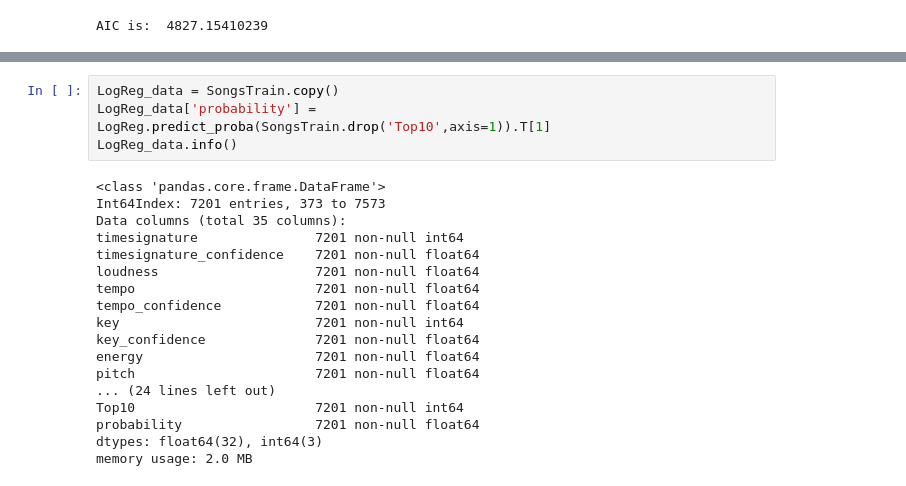
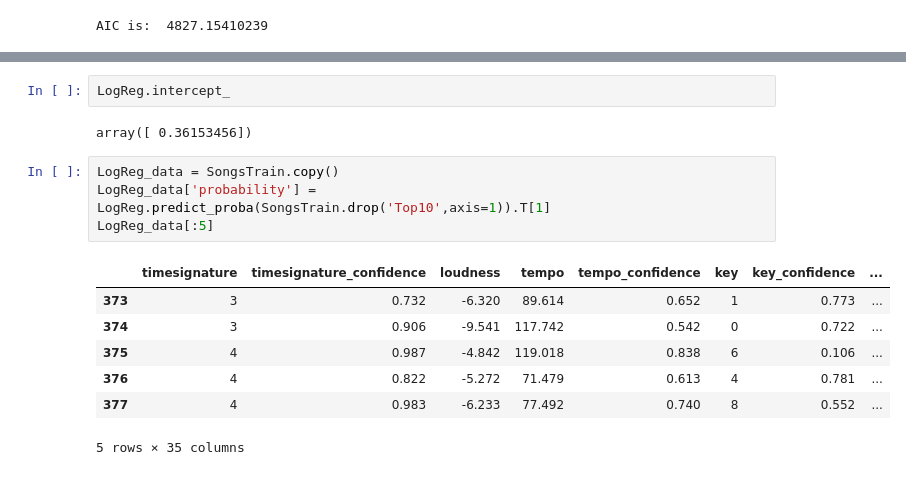
Before and after one commit to owichiencharoen/Python_edx, a Jupyter notebook: unit_3 - Logistic Regression/code/Oat_HW_Songs.ipynb, the cells around one changed output, grey strips where cells are left out. Drawn from its saved outputs; the diff is of its cells as text.

```diff
--- a/unit_3 - Logistic Regression/code/Oat_HW_Songs.ipynb
+++ b/unit_3 - Logistic Regression/code/Oat_HW_Songs.ipynb
@@ -271,22 +288,16 @@ See the caveats in the documentation: http://pandas.pydata.org/pandas-docs/stabl
+# %%
+LogReg.intercept_
+# %% [output]
+array([ 0.36153456])
 # %%
 LogReg_data = SongsTrain.copy()
 LogReg_data['probability'] = LogReg.predict_proba(SongsTrain.drop('Top10',axis=1)).T[1]
-LogReg_data.info()
+LogReg_data[:5]
 # %% [output]
+|  | timesignature | timesignature_confidence | loudness | tempo | tempo_confidence | key | key_confidence | ... |
+| 373 | 3 | 0.732 | -6.320 | 89.614 | 0.652 | 1 | 0.773 | ... |
+| 374 | 3 | 0.906 | -9.541 | 117.742 | 0.542 | 0 | 0.722 | ... |
+| 375 | 4 | 0.987 | -4.842 | 119.018 | 0.838 | 6 | 0.106 | ... |
+| 376 | 4 | 0.822 | -5.272 | 71.479 | 0.613 | 4 | 0.781 | ... |
+| 377 | 4 | 0.983 | -6.233 | 77.492 | 0.740 | 8 | 0.552 | ... |
-<class 'pandas.core.frame.DataFrame'>
-Int64Index: 7201 entries, 373 to 7573
-Data columns (total 35 columns):
-timesignature               7201 non-null int64
-timesignature_confidence    7201 non-null float64
-loudness                    7201 non-null float64
-tempo                       7201 non-null float64
-tempo_confidence            7201 non-null float64
-key                         7201 non-null int64
-key_confidence              7201 non-null float64
-energy                      7201 non-null float64
-pitch                       7201 non-null float64
-... (24 lines left out)
-Top10                       7201 non-null int64
-probability                 7201 non-null float64
-dtypes: float64(32), int64(3)
-memory usage: 2.0 MB
+5 rows × 35 columns
```
Also changed, not shown: parts of 26 cells of this notebook, 5 other files.
